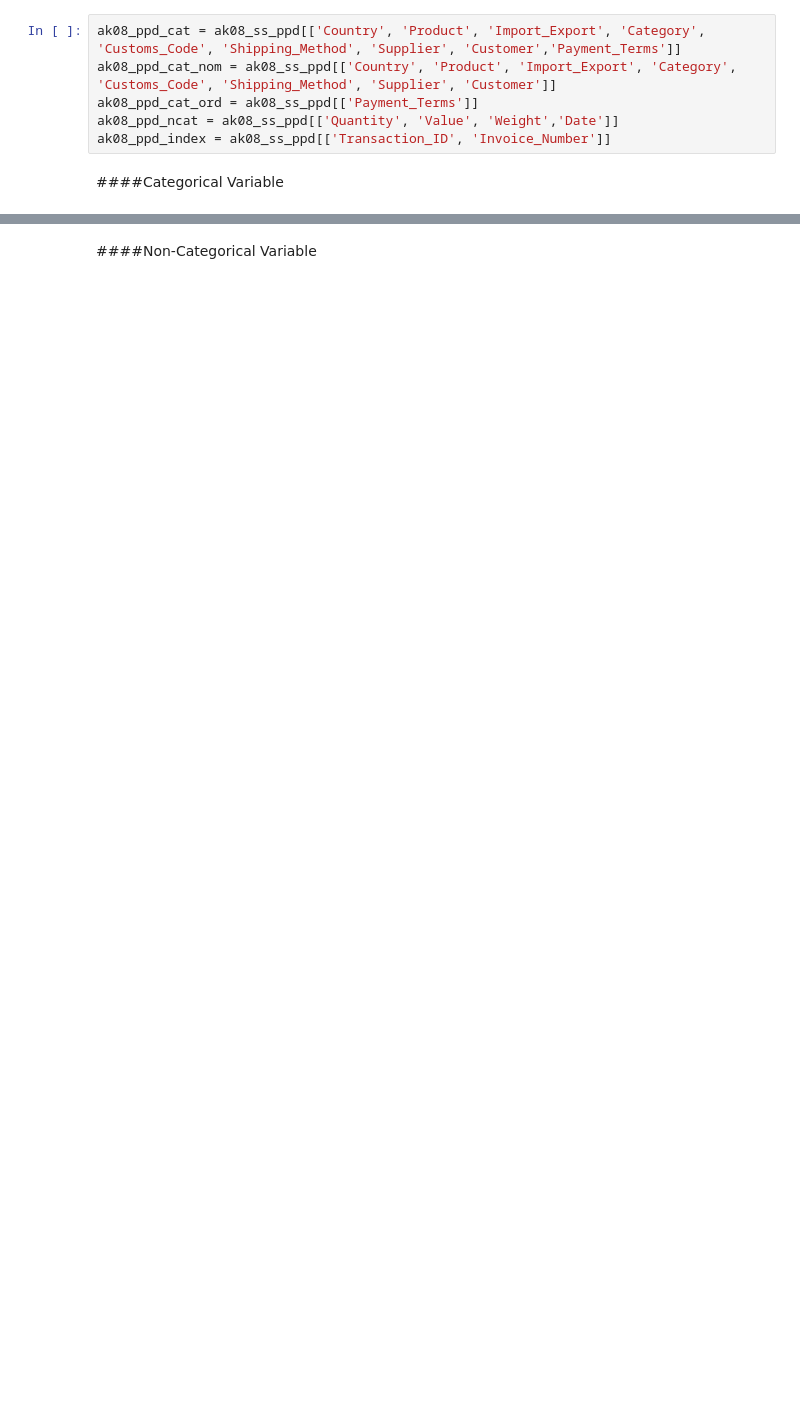
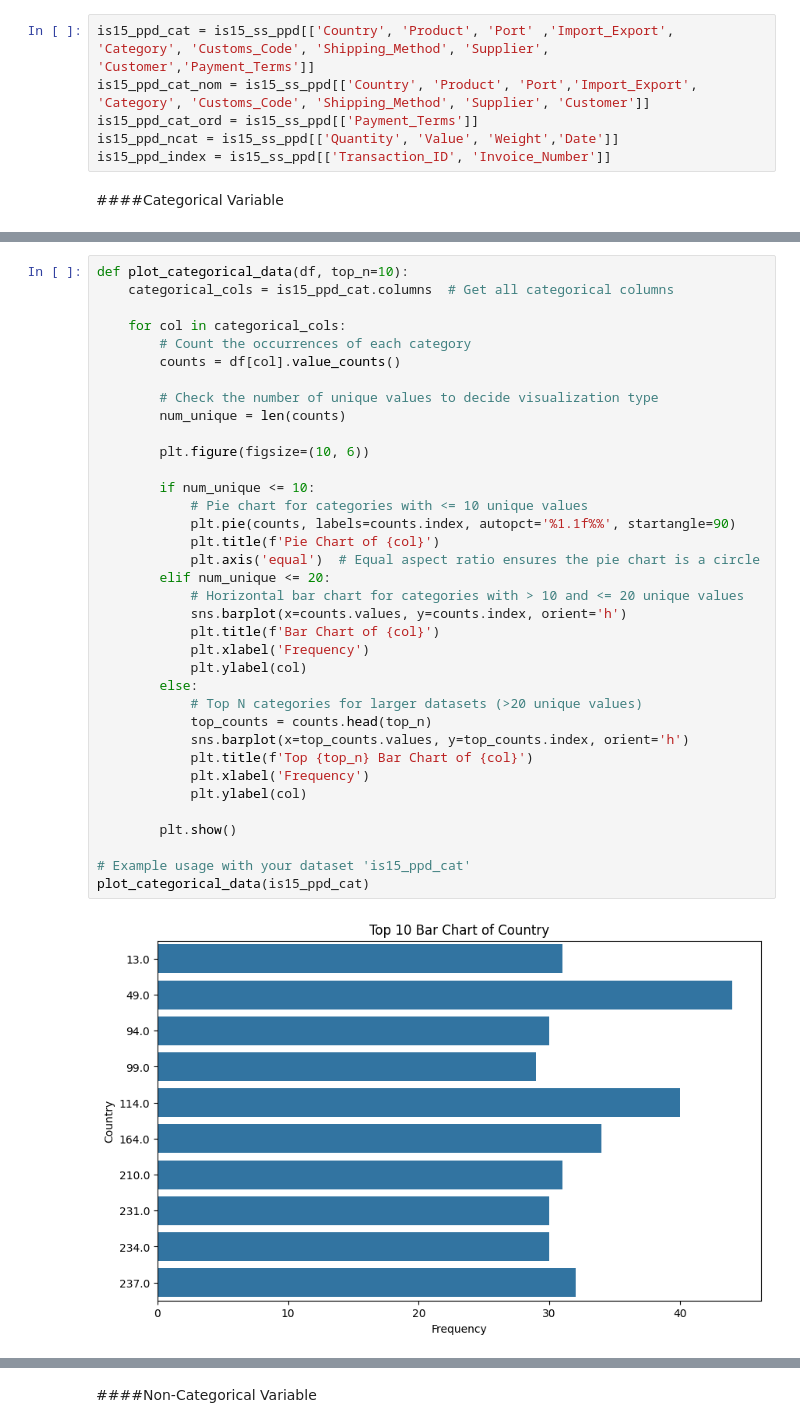
Before and after one commit to ItighneS/MLM-Project, a Jupyter notebook: MLM_Project_1_055015.ipynb, the cells around one changed output, grey strips where cells are left out. Saved outputs shown, nothing was run; the diff lists cells and outputs as text; blank space fills up the shorter version.

```diff
--- a/MLM_Project_1_055015.ipynb
+++ b/MLM_Project_1_055015.ipynb
@@ -302,10 +313,10 @@ ak08_ss_ppd.head()
 # %% [markdown]
 ###Descriptive Stats
 # %%
-ak08_ppd_cat = ak08_ss_ppd[['Country', 'Product', 'Import_Export', 'Category', 'Customs_Code', 'Shipping_Method', 'Supplier', 'Customer','Payment_Terms']]
-ak08_ppd_cat_nom = ak08_ss_ppd[['Country', 'Product', 'Import_Export', 'Category', 'Customs_Code', 'Shipping_Method', 'Supplier', 'Customer']]
-ak08_ppd_cat_ord = ak08_ss_ppd[['Payment_Terms']]
-ak08_ppd_ncat = ak08_ss_ppd[['Quantity', 'Value', 'Weight','Date']]
-ak08_ppd_index = ak08_ss_ppd[['Transaction_ID', 'Invoice_Number']]
+is15_ppd_cat = is15_ss_ppd[['Country', 'Product', 'Port' ,'Import_Export', 'Category', 'Customs_Code', 'Shipping_Method', 'Supplier', 'Customer','Payment_Terms']]
+is15_ppd_cat_nom = is15_ss_ppd[['Country', 'Product', 'Port','Import_Export', 'Category', 'Customs_Code', 'Shipping_Method', 'Supplier', 'Customer']]
+is15_ppd_cat_ord = is15_ss_ppd[['Payment_Terms']]
+is15_ppd_ncat = is15_ss_ppd[['Quantity', 'Value', 'Weight','Date']]
+is15_ppd_index = is15_ss_ppd[['Transaction_ID', 'Invoice_Number']]
 # %% [markdown]
 ####Categorical Variable
@@ -335,0 +363,38 @@ mad_normal          76.60   301.14           0.63      1.51     282234.12
+# %%
+def plot_categorical_data(df, top_n=10):
+    categorical_cols = is15_ppd_cat.columns  # Get all categorical columns
+
+    for col in categorical_cols:
+        # Count the occurrences of each category
+        counts = df[col].value_counts()
+
+        # Check the number of unique values to decide visualization type
+        num_unique = len(counts)
+
+        plt.figure(figsize=(10, 6))
+
+        if num_unique <= 10:
+            # Pie chart for categories with <= 10 unique values
+            plt.pie(counts, labels=counts.index, autopct='%1.1f%%', startangle=90)
+            plt.title(f'Pie Chart of {col}')
+            plt.axis('equal')  # Equal aspect ratio ensures the pie chart is a circle
+        elif num_unique <= 20:
+            # Horizontal bar chart for categories with > 10 and <= 20 unique values
+            sns.barplot(x=counts.values, y=counts.index, orient='h')
+            plt.title(f'Bar Chart of {col}')
+            plt.xlabel('Frequency')
+            plt.ylabel(col)
+        else:
+            # Top N categories for larger datasets (>20 unique values)
+            top_counts = counts.head(top_n)
+            sns.barplot(x=top_counts.values, y=top_counts.index, orient='h')
+            plt.title(f'Top {top_n} Bar Chart of {col}')
+            plt.xlabel('Frequency')
+            plt.ylabel(col)
+
+        plt.show()
+
+# Example usage with your dataset 'is15_ppd_cat'
+plot_categorical_data(is15_ppd_cat)
+# %% [output]
+[figure, added]
```
Also changed, not shown: parts of 74 cells of this notebook.
